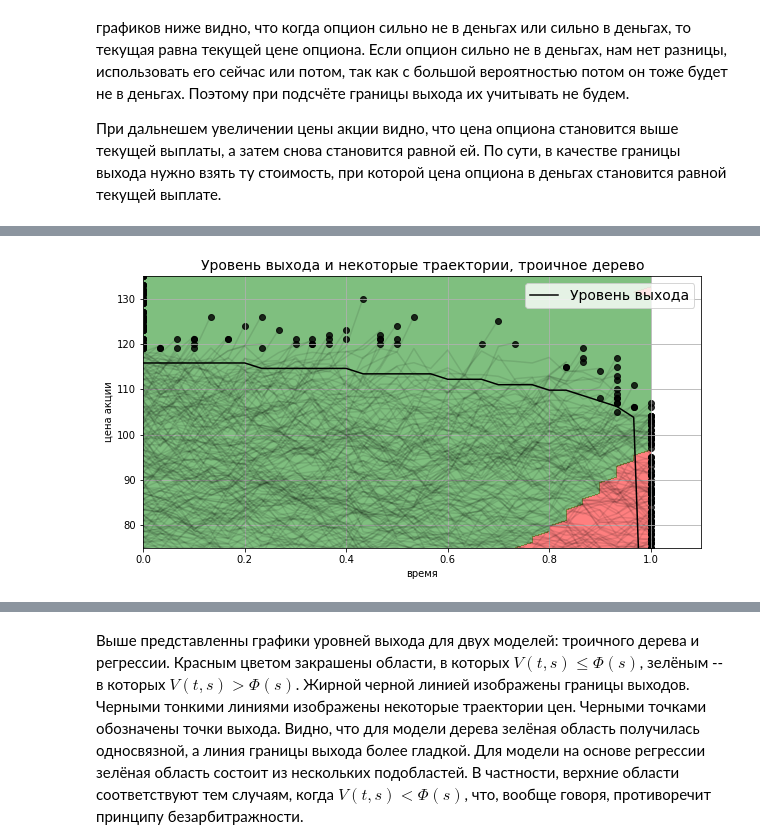
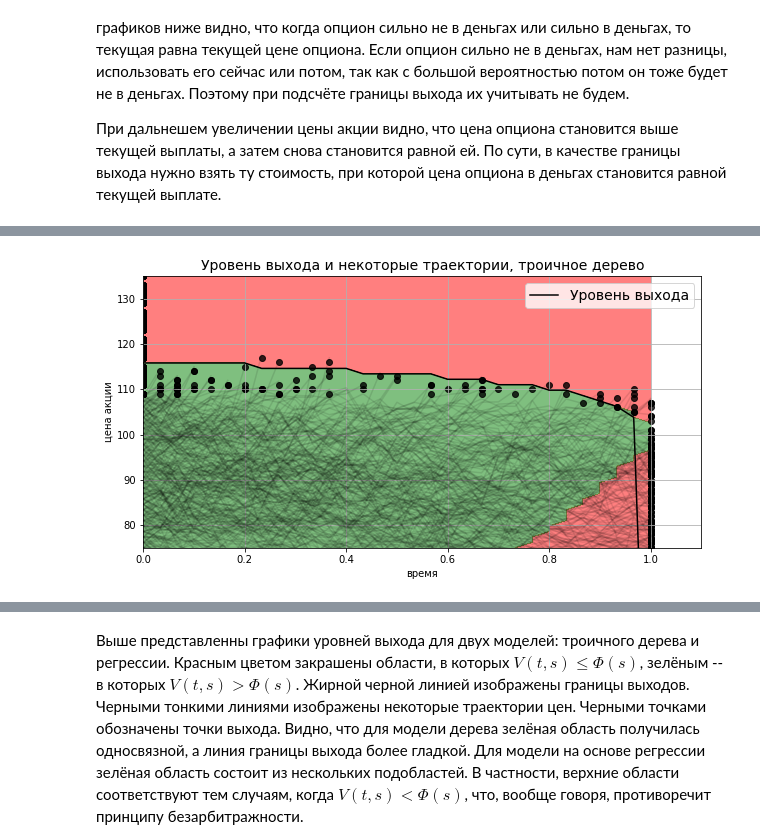
Before and after one commit to dolmatovas/MathFinance, a Jupyter notebook: american options/Долматов Тестовое Задание.ipynb, the cells around one changed output, grey strips where cells are left out. Cells and saved outputs as stored; diff of their text form; code cells hidden in the pictures.

```diff
--- a/american options/Долматов Тестовое Задание.ipynb
+++ b/american options/Долматов Тестовое Задание.ipynb
@@ -722,15 +744,3 @@ $$Таким образом, первое множество соответст
 Рассмотрим графики цен американских опционов в разные моменты времени. Из графиков ниже видно, что когда опцион сильно не в деньгах или сильно в деньгах, то текущая равна текущей цене опциона. Если опцион сильно не в деньгах, нам нет разницы, использовать его сейчас или потом, так как с большой вероятностью потом он тоже будет не в деньгах. Поэтому при подсчёте границы выхода их учитывать не будем.
 
 При дальнешем увеличении цены акции видно, что цена опциона становится выше текущей выплаты, а затем снова становится равной ей. По сути, в качестве границы выхода нужно взять ту стоимость, при которой цена опциона в деньгах становится равной текущей выплате.
-# %%
-for i in range(0, Nt + 1, 5):
-    plt.figure(figsize=(10, 5))
-    plt.plot(sn, call_prices_reg_pred[:, i], 'b', label='predict')
-    plt.plot(sn, call_prices_euro[:, i], 'r', label='euro')
-    plt.plot(sn, call_option(sn), 'k', label='payoff')
-    plt.grid()
-    plt.legend(fontsize=15)
-    plt.title(f"Call option price, t={tn[i]}", fontsize=14)
-    plt.xlabel("stock price", fontsize=14)
-    None
-plt.show()
@@ -760,6 +762,13 @@ def get_expiring_curve(option: Option, V:np.ndarray, tn:np.ndarray, sn:np.ndarra
         if len(is_expire):
             B[j] = sn[is_expire[-1] + 1]
     return B
+# %%
+def shrink(z):
+    eps = 1e-5
+    i = np.where(np.abs(z) <= eps, True, False)
+    res = z.copy()
+    res[i] = 0.0
+    return res
 # %%
 B_tree = get_expiring_curve(call_option, call_prices_tree, tn, sn)
 B_reg = get_expiring_curve(call_option, call_prices_reg_pred, tn, sn)
@@ -768,27 +777,29 @@ sn_mesh, _ = np.meshgrid(sn, tn, indexing='ij')
 G = call_option(sn_mesh)
 
 z_tree = call_prices_tree - G
-z_tree = np.clip(z_tree, -1, 1)
+z_tree = shrink(z_tree)
+z_tree = np.sign(z_tree)
+#z_tree = np.clip(z_tree, -1, 1)
 
 z_reg = np.clip( call_prices_reg_pred - G, -1, 1)
 # %%
-Niter = 5
+Niter = 10
 t_expire, s_expire, trajectory = reg_pricer.predict_trajectory(Niter)
 # %%
 plt.figure(figsize=(10, 5))
-plt.contourf(tn, sn, z_tree, levels=[-2, 0, 2], alpha = 0.5, colors=['r', 'g'])
+plt.contourf(tn, sn, z_tree, levels=[-1, 0, 1], alpha = 0.5, colors=['r', 'g'])
 plt.plot(tn, trajectory.T, 'k', alpha=0.1)
 plt.plot(tn, B_tree, 'k', label='Уровень выхода')
 plt.ylim((sn[0], sn[-1]))
 plt.xlim((tn[0], tn[-1] + 0.1))
 plt.scatter(t_expire, s_expire, c='k', alpha=0.8)
 plt.legend(fontsize=14)
 plt.title("Уровень выхода и некоторые траектории, троичное дерево", fontsize=14)
 plt.xlabel("время")
 plt.ylabel("цена акции")
 plt.grid()
 # %% [output]
-[figure, old version]
+[figure, new version]
 # %%
 plt.figure(figsize=(10, 5))
 plt.contourf(tn, sn, z_reg, levels=[-2, 0, 2], alpha = 0.5, colors=['r', 'g'])
```
Also changed, not shown: parts of 20 cells of this notebook, 7 other files.
